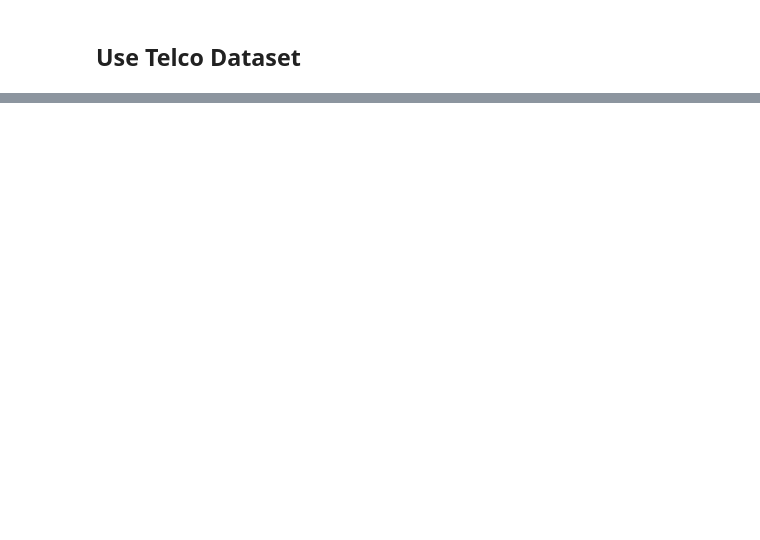
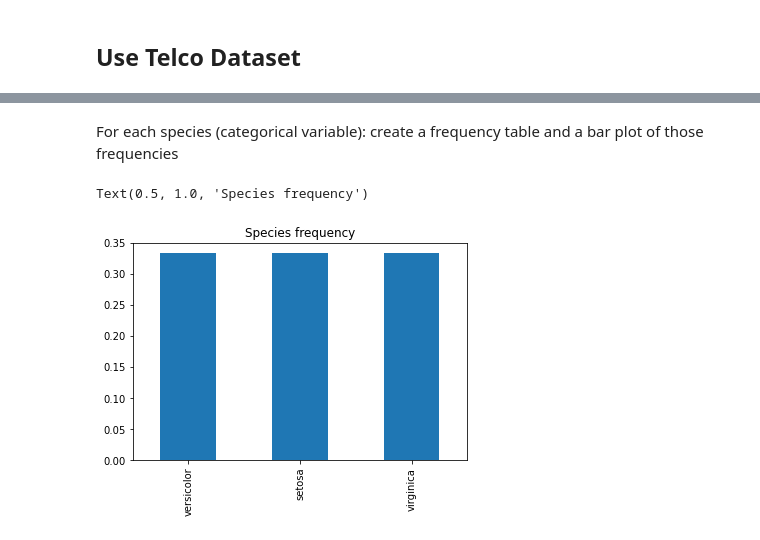
Before and after one commit to jesse-d-marder/classification-exercises, a Jupyter notebook: classification_exercises.ipynb, the cells around one changed output, grey strips where cells are left out. Cells and saved outputs as stored; diff of their text form; code cells hidden in the pictures; blank space fills up the shorter version.

```diff
--- a/classification_exercises.ipynb
+++ b/classification_exercises.ipynb
@@ -434,0 +306,8 @@ Using cached data
+# %% [markdown]
+For each species (categorical variable): create a frequency table and a bar plot of those frequencies
+# %%
+train.species.value_counts(normalize=True).plot.bar()
+plt.title('Species frequency')
+# %% [output]
+Text(0.5, 1.0, 'Species frequency')
+[figure, added]
```
Also changed, not shown: parts of 67 cells of this notebook, 1 other file.
